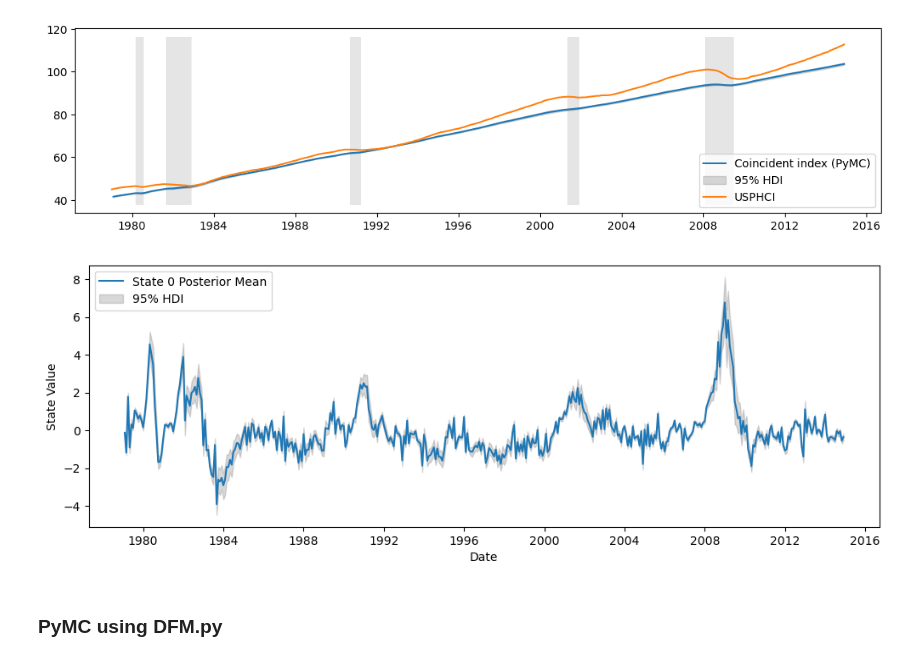
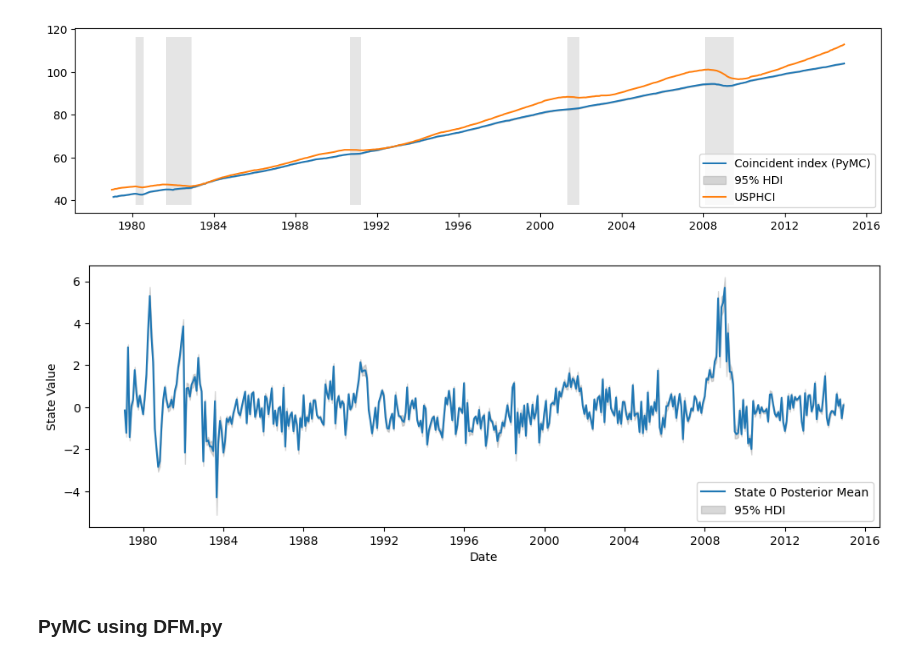
Before and after one commit to andreacate/GSoC2025_PyMC_extracode, a Jupyter notebook: DFM_comparison_Custom_vs_DFM_py.ipynb, the cells around one changed output. Saved outputs shown, nothing was run; the diff lists cells and outputs as text; code cells hidden in the pictures.

```diff
--- a/DFM_comparison_Custom_vs_DFM_py.ipynb
+++ b/DFM_comparison_Custom_vs_DFM_py.ipynb
@@ -392,7 +393,7 @@ class DFM_dummy(PyMCStateSpace):
             self.ssm["state_cov", i+1, i+1] = sigmas[i]
 
         # Observation covariance matrix H
-        self.ssm["obs_cov", :, :] = pt.diag(pt.constant(np.ones(4)))
+        self.ssm["obs_cov", :, :] = pt.zeros((4, 4))
 
         # Initial conditions
         self.ssm["initial_state", :] = x0
@@ -579,3 +580,3 @@ Estimated Time to Completion: now
 # %%
-idata = az.from_netcdf("Results/NutpieResPrior2.nc")
+idata_custom = az.from_netcdf("Results/NutpieResPrior3.nc")
 # %%
@@ -656,11 +657,11 @@ with pm.Model() as index_mod:
 
     pm.Deterministic("factor_mean", factor_mean)
 
-    factor_mean_idata=pm.sample_posterior_predictive(idata, var_names=["factor_mean"])
-    filtered_state_idata = pm.sample_posterior_predictive(idata, var_names=["filtered_state"])
+    factor_mean_idata_custom = pm.sample_posterior_predictive(idata_custom, var_names=["factor_mean"])
+    filtered_state_idata_custom = pm.sample_posterior_predictive(idata_custom, var_names=["filtered_state"])
 
     pm.Deterministic("coincident_index", coincident_index)
-    coincident_index_idata = pm.sample_posterior_predictive(idata, var_names=["coincident_index"])
+    coincident_index_idata_custom = pm.sample_posterior_predictive(idata_custom, var_names=["coincident_index"])
 # %% [output]
 Sampling: []
 [interactive output not drawn]
@@ -698,30 +699,30 @@ ax.fill_between(
 [figure]
 # %%
 # Extract posterior predictive samples
-state_samples_dummy = filtered_state_idata.posterior_predictive["filtered_state"].values  # shape: (2, 500, 10, 431)
+state_samples_custom = filtered_state_idata_custom.posterior_predictive["filtered_state"].values  # shape: (2, 500, 10, 431)
 
 # Select the first state (index 0)
-state_0_samples_dummy = state_samples_dummy[:, :, :, 0]  # shape: (1, 1000, 431)
+state_0_samples_custom = state_samples_custom[:, :, :, 0]  # shape: (1, 1000, 431)
 
 # Average over chains and draws to get posterior mean for each time point
-state_0_mean_dummy = state_0_samples_dummy.mean(axis=(0, 1))  # shape: (431,)
+state_0_mean_custom = state_0_samples_custom.mean(axis=(0, 1))  # shape: (431,)
 
 # Get the time index from your observed data for x-axis
-dates = filtered_state_idata.observed_data.time.values  # array of datetime64
+dates = filtered_state_idata_custom.observed_data.time.values  # array of datetime64
 # %%
-hdi_state_dummy = az.hdi(state_0_samples_dummy, hdi_prob=0.95)
-lower_state_dummy, upper_state_dummy = hdi_state_dummy[..., 0], hdi_state_dummy[..., 1]
+hdi_state_custom = az.hdi(state_0_samples_custom, hdi_prob=0.95)
+lower_state_custom, upper_state_custom = hdi_state_custom[..., 0], hdi_state_custom[..., 1]
 
 # Plot
 fig, ax = plt.subplots(figsize=(12, 4))
-ax.plot(dates, state_0_mean_dummy, label="State 0 Posterior Mean")
-ax.fill_between(dates, lower_state_dummy, upper_state_dummy, color='gray', alpha=0.3, label="95% HDI")
+ax.plot(dates, state_0_mean_custom, label="State 0 Posterior Mean")
+ax.fill_between(dates, lower_state_custom, upper_state_custom, color='gray', alpha=0.3, label="95% HDI")
 ax.set_xlabel("Date")
 ax.set_ylabel("State Value")
 ax.legend()
 plt.show()
 # %% [output]
-[figure, old version]
+[figure, new version]
 # %% [markdown]
 ### PyMC using DFM.py
 # %%
```
Also changed, not shown: parts of 27 cells of this notebook, 1 other file.
